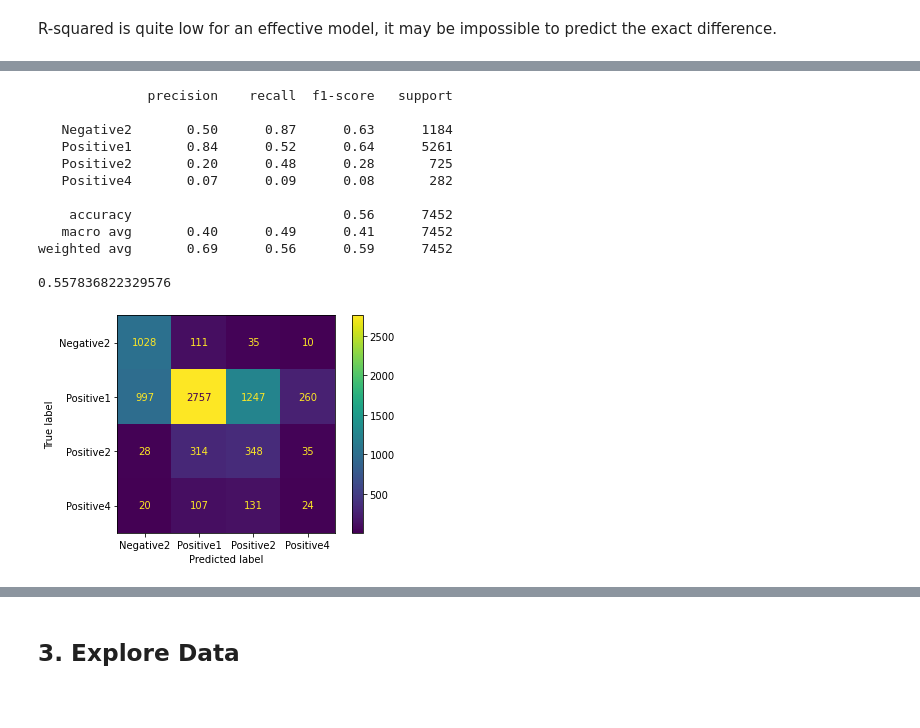
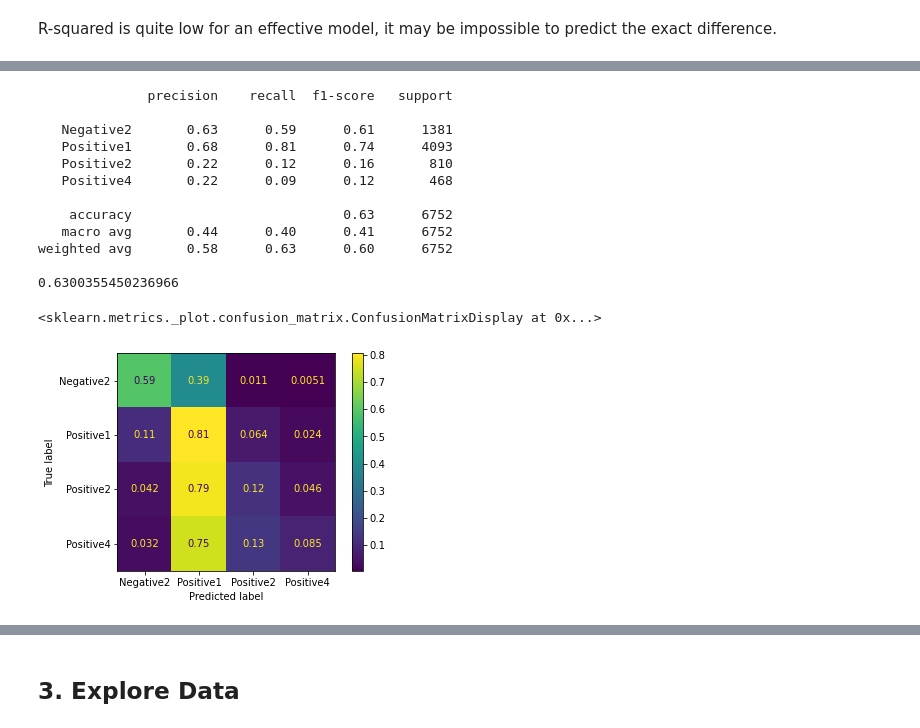
Before and after one commit to venson/starbucks, a Jupyter notebook: Starbucks_Capstone_notebook.ipynb, the cells around one changed output, grey strips where cells are left out. Saved outputs shown, nothing was run; the diff lists cells and outputs as text; code cells hidden in the pictures; blank space fills up the shorter version.

```diff
--- a/Starbucks_Capstone_notebook.ipynb
+++ b/Starbucks_Capstone_notebook.ipynb
@@ -491,7 +491,7 @@ Since we want to find out the effect of discount and bogo offers, we will focus
 # %% [markdown]
 As we can see that nearly 50% people do have a statistical difference when using offers
 # %%
-def trans_profit(trans_reward = trans_reward, gross_profit = 0.3):
+def trans_profit(trans_reward = trans_reward, gross_profit = 0.4):
     """
     caculate each transaction profit for modeling
     """
@@ -669,7 +653,7 @@ mean_amount['profit_diff'].isna().mean()
 # %%
 df = mean_amount.drop(['profit_with_offer', 'count_offer', 'became_member_on', 'person_id'], axis = 1)
 
-df = df.dropna(subset = ['profit_diff'], axis = 0)
+df = df.dropna(subset = ['profit_diff', 'income', 'age'], axis = 0)
 f, ax = plt.subplots(figsize = (12,12))
 ax = sns.heatmap(df.corr(), annot = True, fmt = ".2f",square = True)
 # %% [output]
@@ -746 +729,3 @@ x.head()
+# %%
+df_back = df.copy()
 # %%
@@ -850,0 +972,9 @@ print(model.score(x_test_,y_test_))
+# %%
+from sklearn.neural_network import MLPRegressor
+model = MLPRegressor(random_state=42,alpha = 0.01, max_iter=5000)
+model.fit(x_train_,y_train_)
+
+print('>>> Train set Score:')
+print(model.score(x_train_,y_train_))
+print('>>> Test set Score:')
+print(model.score(x_test_,y_test_))
@@ -968,54 +1113,31 @@ ConfusionMatrixDisplay.from_estimator( MCF,x_test, y_test_new, normalize = 'pred
 # %%
-from sklearn.multiclass import OneVsRestClassifier
-from sklearn.svm import LinearSVC
-from sklearn.svm import SVC
-from sklearn.metrics import ConfusionMatrixDisplay, confusion_matrix
-def cate_diff(diff):
-    if diff < -5:
-        return 'Negative2'
-    elif diff < 0:
-        return 'Positive1'
 
-    elif diff < 2:
-        return 'Positive2'
-    else:
-        return 'Positive4'
+from sklearn.ensemble import RandomForestClassifier
+RFC = RandomForestClassifier(n_estimators = 400, random_state = 42, class_weight = 'balanced')
 
-#    if diff < 0.5:
-#        return 'Negative'
-#    else:
-#        return 'Positive'
-y_train_new_ = y_train_.apply(cate_diff)
-y_test_new_ = y_test_.apply(cate_diff)
-#MCF = OneVsRestClassifier(LinearSVC(random_state = 42) )
-MCF = OneVsRestClassifier(LinearSVC(random_state = 42,
-                                    dual = False,
-                                   # multi_class = 'crammer_singer' ,
-                                    max_iter = 300000,
-                                    class_weight = 'balanced') )
+RFC.fit(x_train_, y_train_new_)
 
-MCF.fit(x_train_, y_train_new_)
+y_pred_ = RFC.predict(x_test_)
+print(classification_report(y_test_new_,y_pred_, target_names = RFC.classes_))
 
-y_pred_ = MCF.predict(x_test_)
-print(classification_report(y_test_new_,y_pred_, target_names = MCF.classes_))
-
-print(MCF.score(x_test_, y_test_new_))
-#ConfusionMatrixDisplay.from_estimator( MCF,x_test_, y_test_new_, normalize = 'pred')
-cm = confusion_matrix(y_test_new_, y_pred_, labels = MCF.classes_)
-dist = ConfusionMatrixDisplay(cm, display_labels=MCF.classes_, )
-dist.plot()
-plt.show()
+print(RFC.score(x_test_, y_test_new_))
+ConfusionMatrixDisplay.from_estimator( RFC,x_test_, y_test_new_, normalize = 'true')
+#cm = confusion_matrix(y_test_new_, y_pred_, labels = RFC.classes_)
+#dist = ConfusionMatrixDisplay(cm, display_labels=RFC.classes_, )
+#dist.plot()
+#plt.show()
 # %% [output]
               precision    recall  f1-score   support
 
-   Negative2       0.50      0.87      0.63      1184
-   Positive1       0.84      0.52      0.64      5261
-   Positive2       0.20      0.48      0.28       725
-   Positive4       0.07      0.09      0.08       282
+   Negative2       0.63      0.59      0.61      1381
+   Positive1       0.68      0.81      0.74      4093
+   Positive2       0.22      0.12      0.16       810
+   Positive4       0.22      0.09      0.12       468
 
-    accuracy                           0.56      7452
-   macro avg       0.40      0.49      0.41      7452
-weighted avg       0.69      0.56      0.59      7452
+    accuracy                           0.63      6752
+   macro avg       0.44      0.40      0.41      6752
+weighted avg       0.58      0.63      0.60      6752
 
-0.557836822329576
+0.6300355450236966
+<sklearn.metrics._plot.confusion_matrix.ConfusionMatrixDisplay at 0x...>
-[figure, old version]
+[figure, new version]
```
Also changed, not shown: parts of 90 cells of this notebook.
